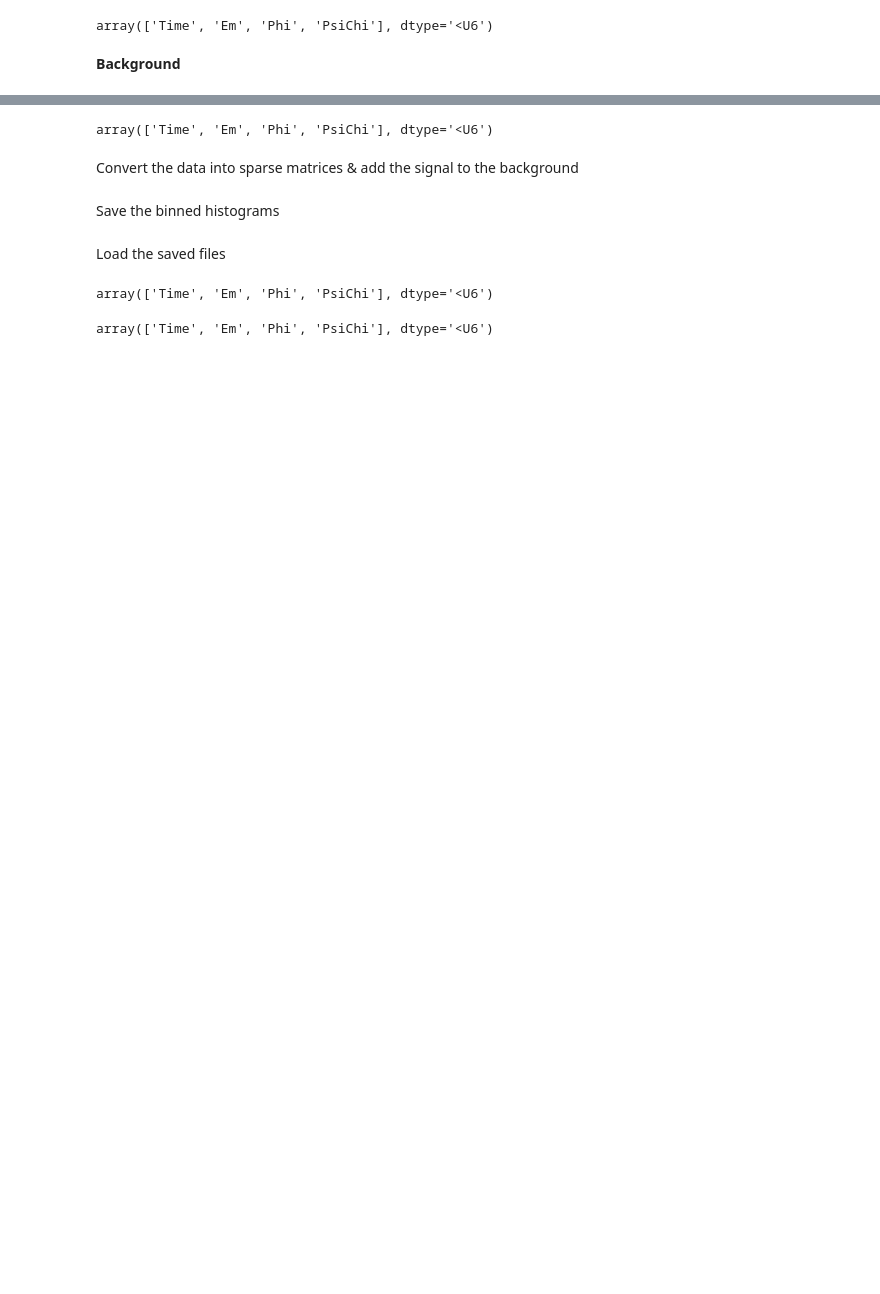
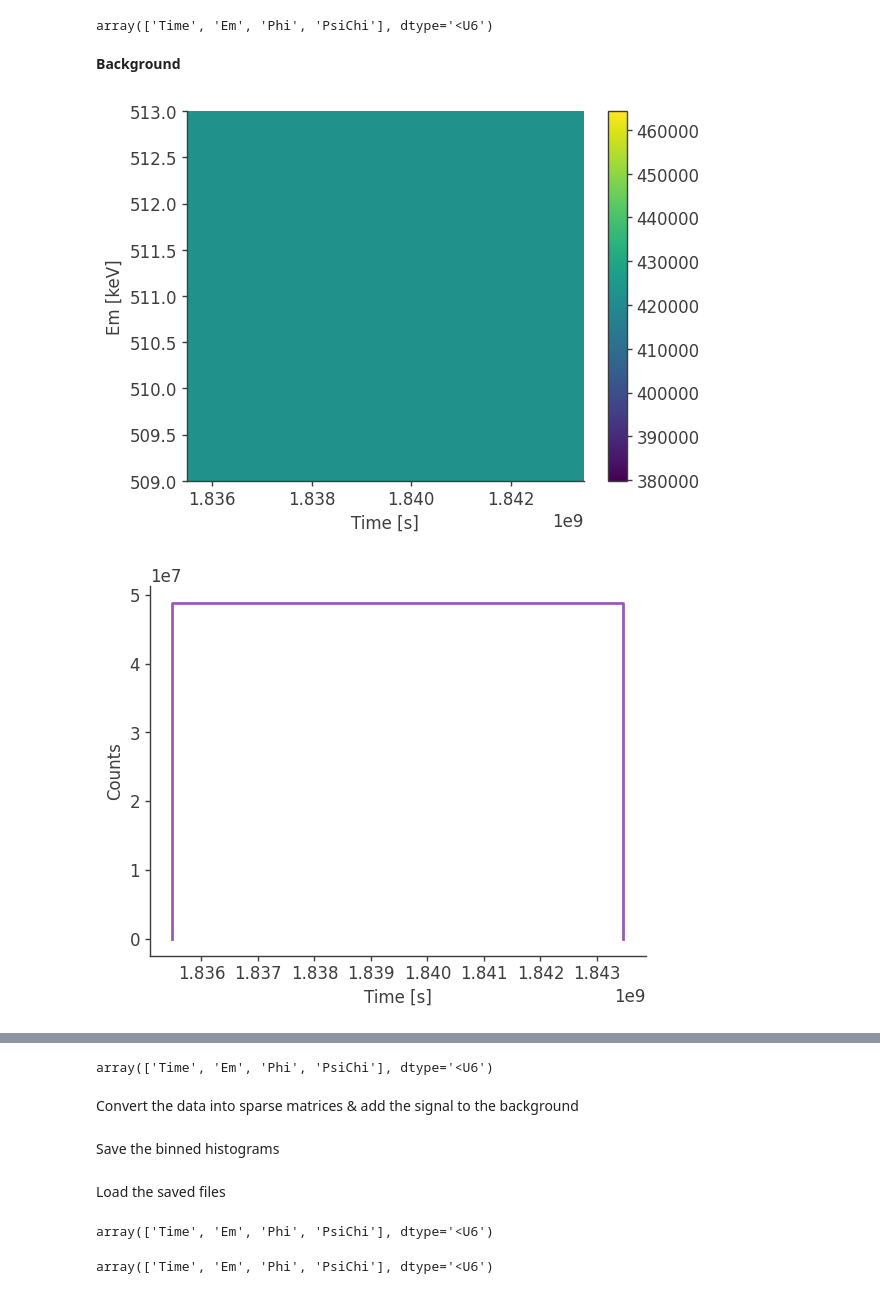
Before and after one commit to RiceKon/cosipy, a Jupyter notebook: docs/tutorials/image_deconvolution/511keV/GalacticCDS/511keV-Galactic-ImageDeconvolution.ipynb, the cells around one changed output, grey strips where cells are left out. Saved outputs shown, nothing was run; the diff lists cells and outputs as text; code cells hidden in the pictures; blank space fills up the shorter version.

```diff
--- a/docs/tutorials/image_deconvolution/511keV/GalacticCDS/511keV-Galactic-ImageDeconvolution.ipynb
+++ b/docs/tutorials/image_deconvolution/511keV/GalacticCDS/511keV-Galactic-ImageDeconvolution.ipynb
@@ -157,9 +137,11 @@ array(['Time', 'Em', 'Phi', 'PsiChi'], dtype='<U6')
 # %%
 %%time
 
 bkg_filepath = path_data + "albedo_photons_3months_unbinned_data.fits.gz"
 
 binned_bkg = BinnedData(input_yaml = "inputs_511keV_DC2.yaml")
 
-binned_bkg.get_binned_data(unbinned_data = bkg_filepath, psichi_binning="galactic")
+binned_bkg.get_binned_data(unbinned_data = bkg_filepath, psichi_binning="galactic", make_binning_plots=True, show_plots=True)
 # %% [output]
+[figure, added]
+[figure, added]
```
Also changed, not shown: parts of 14 cells of this notebook, 1 other file.
